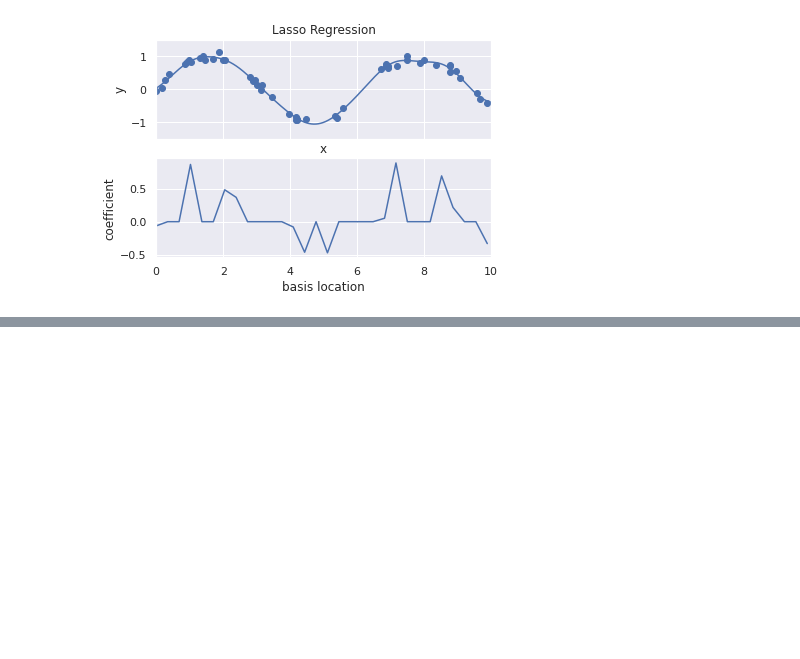
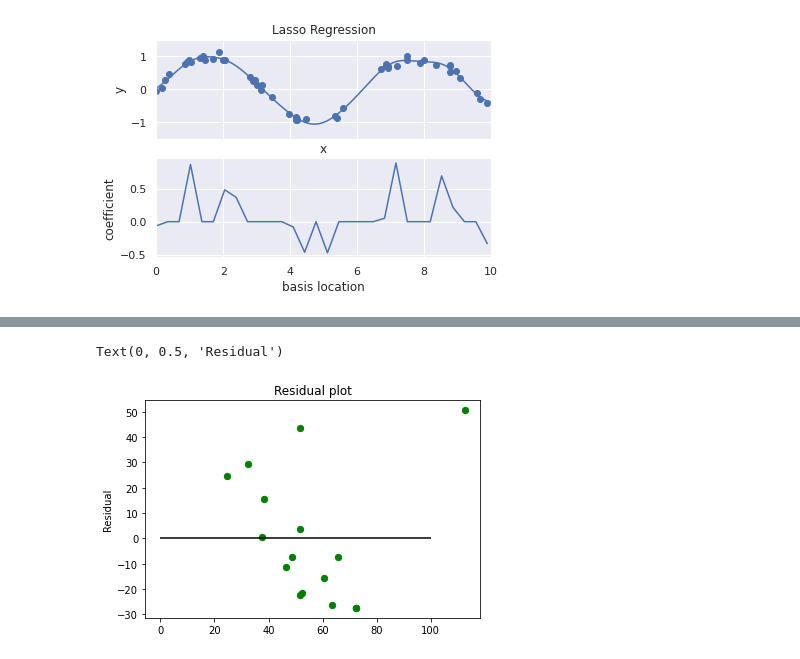
Before and after one commit to chandra-sekar-1983/RegressionAnalysis, a Jupyter notebook: LinearRegression.ipynb, the cells around one changed output, grey strips where cells are left out. Saved outputs shown, nothing was run; the diff lists cells and outputs as text; code cells hidden in the pictures; blank space fills up the shorter version.

```diff
--- a/LinearRegression.ipynb
+++ b/LinearRegression.ipynb
@@ -234,0 +324,10 @@ basis_plot(model, title='Lasso Regression')
+# %%
+
+#Residual plot
+plt.scatter(cls.predict(x_test), cls.predict(x_test) - y_test, c='g', s = 40)
+plt.hlines(y=0, xmin=0, xmax=100)
+plt.title('Residual plot')
+plt.ylabel('Residual')
+# %% [output]
+Text(0, 0.5, 'Residual')
+[figure, added]
```
Also changed, not shown: parts of 14 cells of this notebook.
